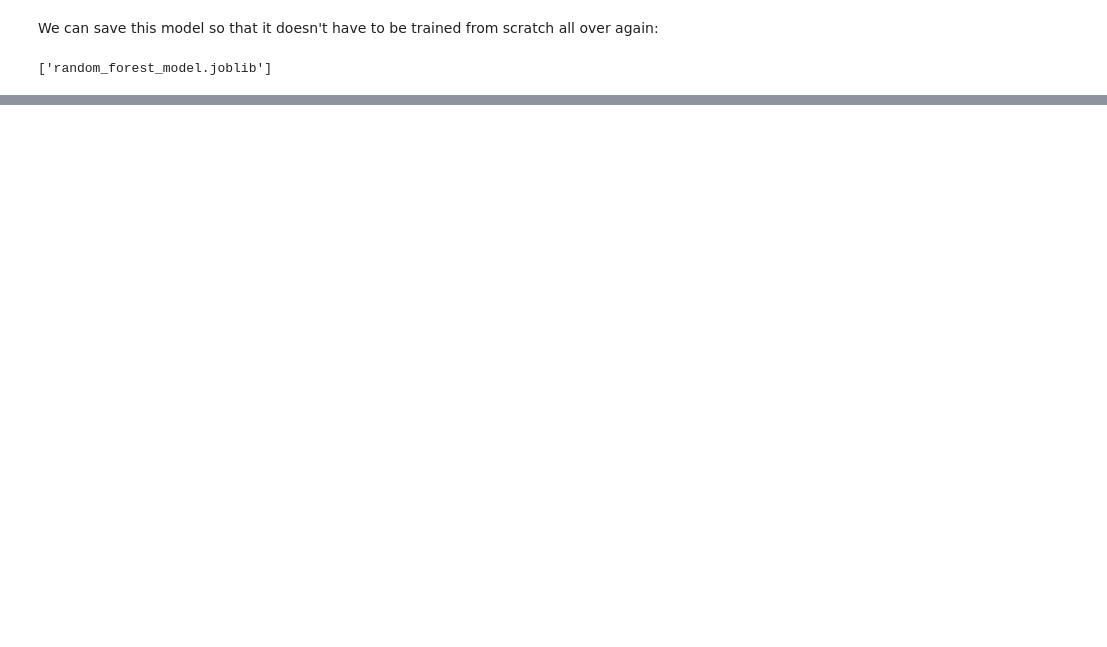
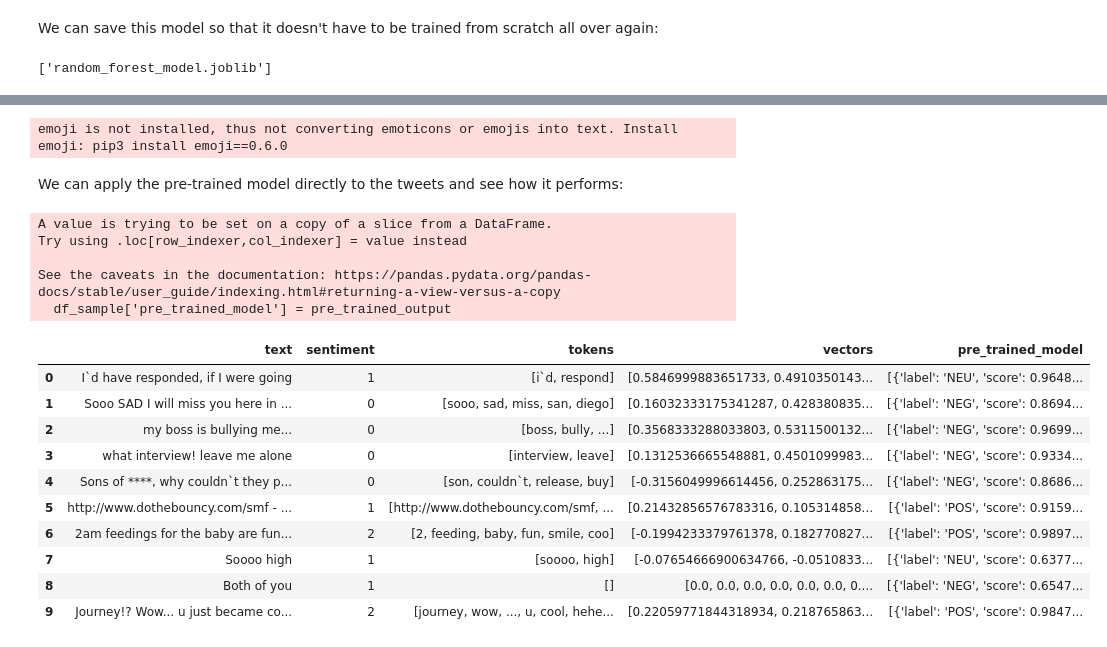
Before and after one commit to AmeerAliSaleem/isoc_tech_workshop_2024, a Jupyter notebook: Warwick_ISoc_Tech_Project_Ghost.ipynb, the cells around one changed output, grey strips where cells are left out. Cells and saved outputs as stored; diff of their text form; code cells hidden in the pictures; blank space fills up the shorter version.

```diff
--- a/Warwick_ISoc_Tech_Project_Ghost.ipynb
+++ b/Warwick_ISoc_Tech_Project_Ghost.ipynb
@@ -357,0 +400,28 @@ Don't forget to consult the ISoc Tech Notion page: https://silky-double-2ea.noti
+# %%
+tweet_model = pipeline(model="finiteautomata/bertweet-base-sentiment-analysis")
+# %% [output]
+emoji is not installed, thus not converting emoticons or emojis into text. Install emoji: pip3 install emoji==0.6.0
+# %% [markdown]
+We can apply the pre-trained model directly to the tweets and see how it performs:
+# %%
+df_sample = df.head(10)
+pre_trained_output = df_sample['text'].apply(lambda x: tweet_model(x))
+df_sample['pre_trained_model'] = pre_trained_output
+df_sample
+# %% [output]
+A value is trying to be set on a copy of a slice from a DataFrame.
+Try using .loc[row_indexer,col_indexer] = value instead
+
+See the caveats in the documentation: https://pandas.pydata.org/pandas-docs/stable/user_guide/indexing.html#returning-a-view-versus-a-copy
+  df_sample['pre_trained_model'] = pre_trained_output
+|  | text | sentiment | tokens | vectors | pre_trained_model |
+| 0 | I`d have responded, if I were going | 1 | [i`d, respond] | [0.5846999883651733, 0.4910350143... | [{'label': 'NEU', 'score': 0.9648... |
+| 1 | Sooo SAD I will miss you here in ... | 0 | [sooo, sad, miss, san, diego] | [0.16032333175341287, 0.428380835... | [{'label': 'NEG', 'score': 0.8694... |
+| 2 | my boss is bullying me... | 0 | [boss, bully, ...] | [0.3568333288033803, 0.5311500132... | [{'label': 'NEG', 'score': 0.9699... |
+| 3 | what interview! leave me alone | 0 | [interview, leave] | [0.1312536665548881, 0.4501099983... | [{'label': 'NEG', 'score': 0.9334... |
+| 4 | Sons of ****, why couldn`t they p... | 0 | [son, couldn`t, release, buy] | [-0.3156049996614456, 0.252863175... | [{'label': 'NEG', 'score': 0.8686... |
+| 5 | http://www.dothebouncy.com/smf - ... | 1 | [http://www.dothebouncy.com/smf, ... | [0.21432856576783316, 0.105314858... | [{'label': 'POS', 'score': 0.9159... |
+| 6 | 2am feedings for the baby are fun... | 2 | [2, feeding, baby, fun, smile, coo] | [-0.1994233379761378, 0.182770827... | [{'label': 'POS', 'score': 0.9897... |
+| 7 | Soooo high | 1 | [soooo, high] | [-0.07654666900634766, -0.0510833... | [{'label': 'NEU', 'score': 0.6377... |
+| 8 | Both of you | 1 | [] | [0.0, 0.0, 0.0, 0.0, 0.0, 0.0, 0.... | [{'label': 'NEG', 'score': 0.6547... |
+| 9 | Journey!? Wow... u just became co... | 2 | [journey, wow, ..., u, cool, hehe... | [0.22059771844318934, 0.218765863... | [{'label': 'POS', 'score': 0.9847... |
```
Also changed, not shown: parts of 72 cells of this notebook.
